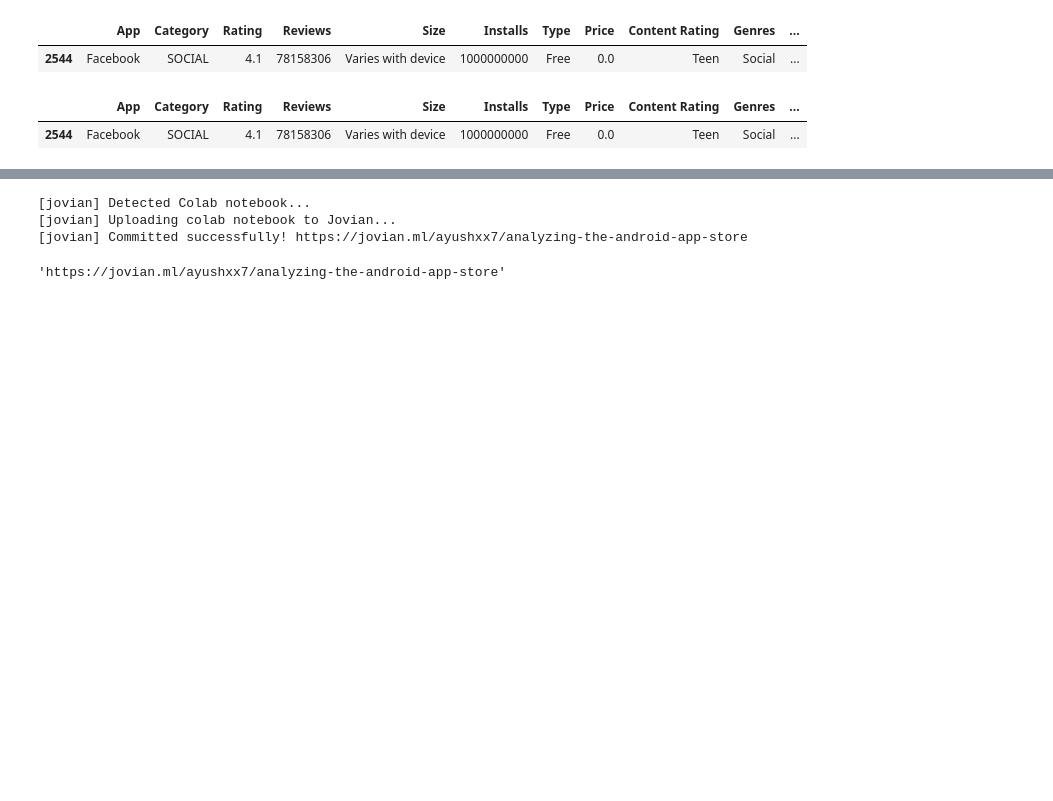
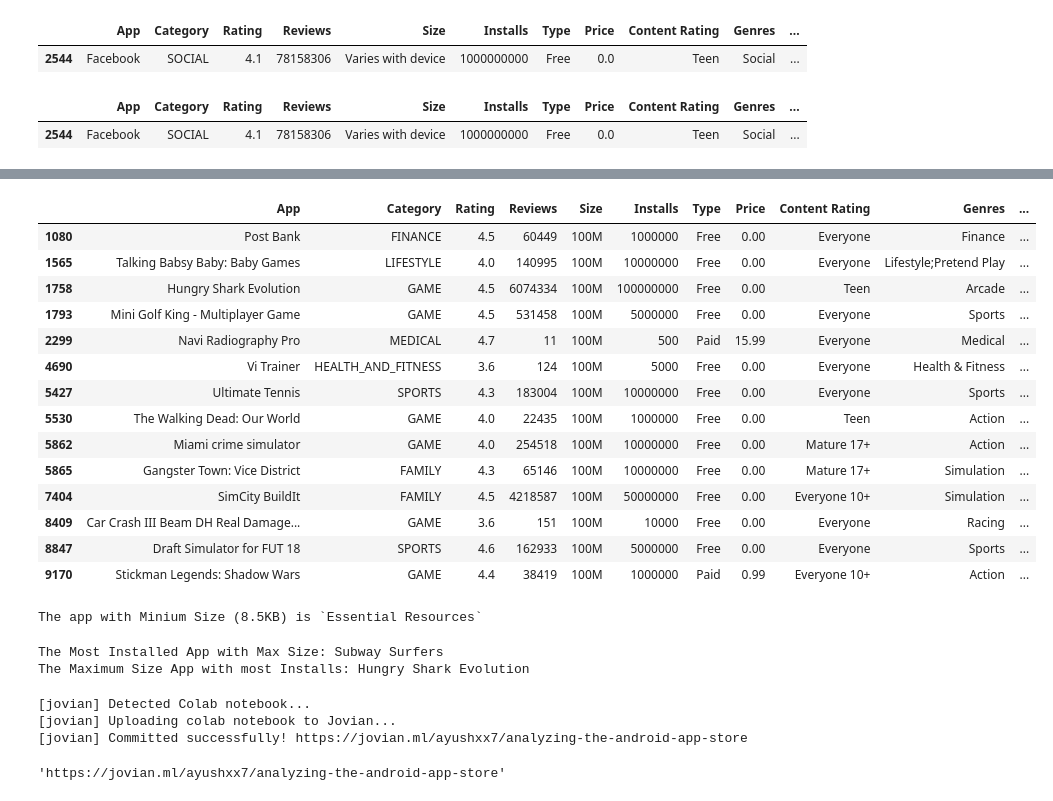
Before and after one commit to ayushxx7/pandas-course-project, a Jupyter notebook: zerotopandas_course_project.ipynb, the cells around one changed output, grey strips where cells are left out. Saved outputs shown, nothing was run; the diff lists cells and outputs as text; code cells hidden in the pictures; blank space fills up the shorter version.

Commit message:
SIZE ANALYSIS

```diff
--- a/zerotopandas_course_project.ipynb
+++ b/zerotopandas_course_project.ipynb
@@ -601,0 +622,16 @@ Most liked Genre by Everyone
+# %%
+size_list = []
+size_df = df.Size.tolist()
+print(len(size_df))
+for size in size_df:
+  if "M" in size:
+    convert = float(size.split("M")[0])*1024
+    size_list.append(convert)
+  elif "k" in size:
+    convert = float(size.split("k")[0])
+    size_list.append(convert)
+  else:
+    size_list.append(0)
+print(len(size_list))
+df['Normalized Size'] = size_list
+df['Normalized Size']
@@ -602,3 +675,42 @@ Most liked Genre by Everyone
+# %%
+# Verifying if Max size values are correct
+df.Size.unique()
+df.loc[df.Size == "100M"]
+# %% [output]
+|  | App | Category | Rating | Reviews | Size | Installs | Type | Price | Content Rating | Genres | ... |
+| 1080 | Post Bank | FINANCE | 4.5 | 60449 | 100M | 1000000 | Free | 0.00 | Everyone | Finance | ... |
+| 1565 | Talking Babsy Baby: Baby Games | LIFESTYLE | 4.0 | 140995 | 100M | 10000000 | Free | 0.00 | Everyone | Lifestyle;Pretend Play | ... |
+| 1758 | Hungry Shark Evolution | GAME | 4.5 | 6074334 | 100M | 100000000 | Free | 0.00 | Teen | Arcade | ... |
+| 1793 | Mini Golf King - Multiplayer Game | GAME | 4.5 | 531458 | 100M | 5000000 | Free | 0.00 | Everyone | Sports | ... |
+| 2299 | Navi Radiography Pro | MEDICAL | 4.7 | 11 | 100M | 500 | Paid | 15.99 | Everyone | Medical | ... |
+| 4690 | Vi Trainer | HEALTH_AND_FITNESS | 3.6 | 124 | 100M | 5000 | Free | 0.00 | Everyone | Health & Fitness | ... |
+| 5427 | Ultimate Tennis | SPORTS | 4.3 | 183004 | 100M | 10000000 | Free | 0.00 | Everyone | Sports | ... |
+| 5530 | The Walking Dead: Our World | GAME | 4.0 | 22435 | 100M | 1000000 | Free | 0.00 | Teen | Action | ... |
+| 5862 | Miami crime simulator | GAME | 4.0 | 254518 | 100M | 10000000 | Free | 0.00 | Mature 17+ | Action | ... |
+| 5865 | Gangster Town: Vice District | FAMILY | 4.3 | 65146 | 100M | 10000000 | Free | 0.00 | Mature 17+ | Simulation | ... |
+| 7404 | SimCity BuildIt | FAMILY | 4.5 | 4218587 | 100M | 50000000 | Free | 0.00 | Everyone 10+ | Simulation | ... |
+| 8409 | Car Crash III Beam DH Real Damage... | GAME | 3.6 | 151 | 100M | 10000 | Free | 0.00 | Everyone | Racing | ... |
+| 8847 | Draft Simulator for FUT 18 | SPORTS | 4.6 | 162933 | 100M | 5000000 | Free | 0.00 | Everyone | Sports | ... |
+| 9170 | Stickman Legends: Shadow Wars | GAME | 4.4 | 38419 | 100M | 1000000 | Paid | 0.99 | Everyone 10+ | Action | ... |
+# %%
+mask = df['Normalized Size'].isin([0])
+masked_df = df[~mask]
+min_size = masked_df['Normalized Size'].min()
+app_name = masked_df.loc[masked_df['Normalized Size'] == min_size]['App'].tolist()[0]
+print(f"The app with Minium Size ({min_size}KB) is `{app_name}`")
+# %% [output]
+The app with Minium Size (8.5KB) is `Essential Resources`
+# %%
+sorted_df = df.sort_values(['Installs', 'Normalized Size'], ascending=False).head(10)
+app_name = sorted_df['App'].tolist()[0]
+print(f"The Most Installed App with Max Size: {app_name}")
+
+sorted_df = df.sort_values(['Normalized Size', 'Installs'], ascending=False).head(10)
+app_name = sorted_df['App'].tolist()[0]
+print(f"The Maximum Size App with most Installs: {app_name}")
+# %% [output]
+The Most Installed App with Max Size: Subway Surfers
+The Maximum Size App with most Installs: Hungry Shark Evolution
 # %%
 jovian.commit(project=project_name)
 # %% [output]
```
Also changed, not shown: parts of 7 cells of this notebook.
